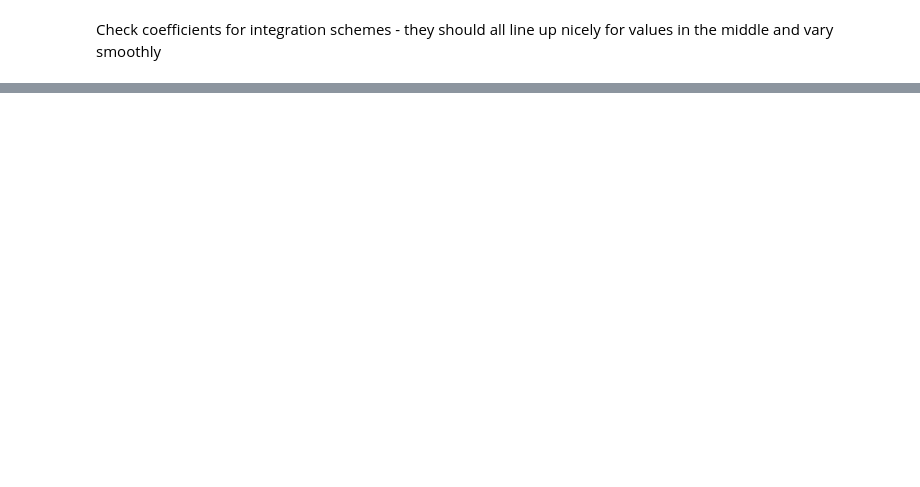
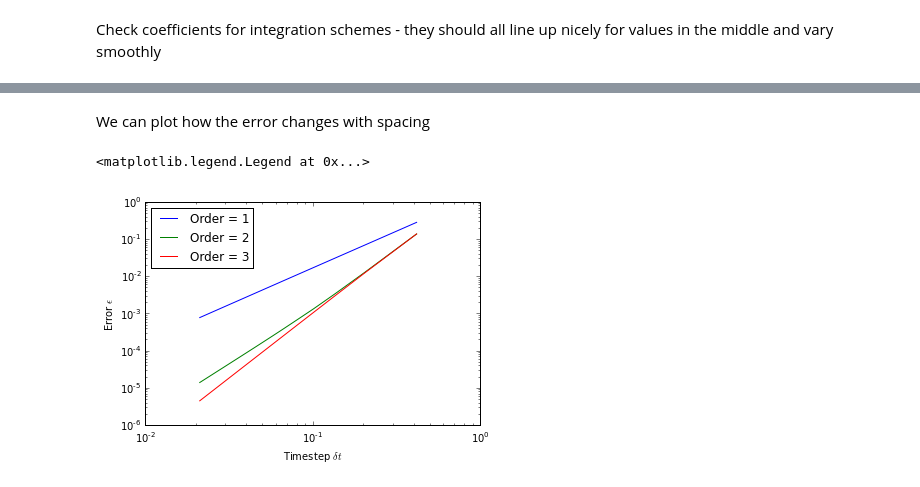
Before and after one commit to jesserobertson/maxr, a Jupyter notebook: jupyter/working.ipynb, the cells around one changed output, grey strips where cells are left out. Cells and saved outputs as stored; diff of their text form; code cells hidden in the pictures; blank space fills up the shorter version.

```diff
--- a/jupyter/working.ipynb
+++ b/jupyter/working.ipynb
@@ -36,0 +77,33 @@ plt.plot(xs, jv(0.5, xs))
+# %%
+from collections import defaultdict
+
+# Set up steps
+nstepstep = 25
+nsteps = numpy.arange(nstepstep, 500, nstepstep)
+spacing = 10 / (nsteps - 1)
+
+# Calculate error
+error = defaultdict(list)
+for order in (1, 2, 3):
+    for N in nsteps:
+        ts = numpy.linspace(0, tmax, N)
+        err = history_integral(numpy.sin, ts, order=order) - solution(ts)
+        error[order].append(abs(err).max())
+
+# Convert to arrays
+for key, value in error.items():
+    error[key] = numpy.asarray(value)
+# %% [markdown]
+We can plot how the error changes with spacing
+# %%
+ax = plt.gca()
+for order in (1, 2, 3):
+    ax.plot(spacing, error[order], label='Order = {0}'.format(order))
+ax.set_xscale('log')
+ax.set_yscale('log')
+ax.set_xlabel(r'Timestep $\delta t$')
+ax.set_ylabel(r'Error $\epsilon$')
+ax.legend(loc='best')
+# %% [output]
+<matplotlib.legend.Legend at 0x...>
+[figure, added]
```
Also changed, not shown: parts of 15 cells of this notebook.
